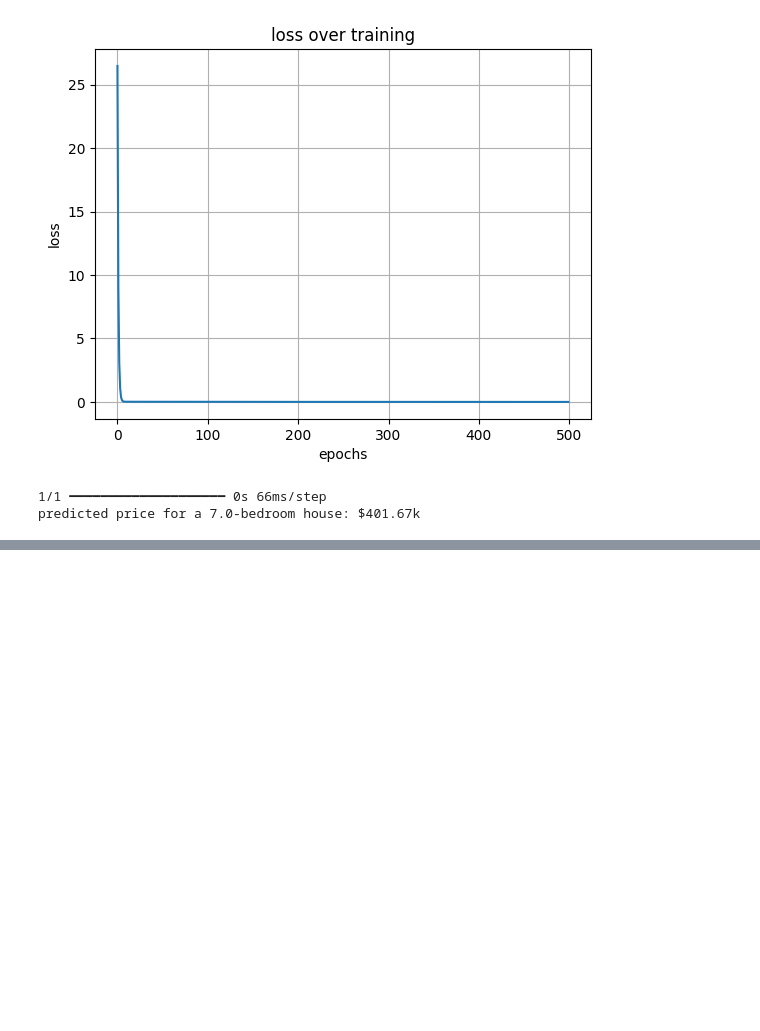
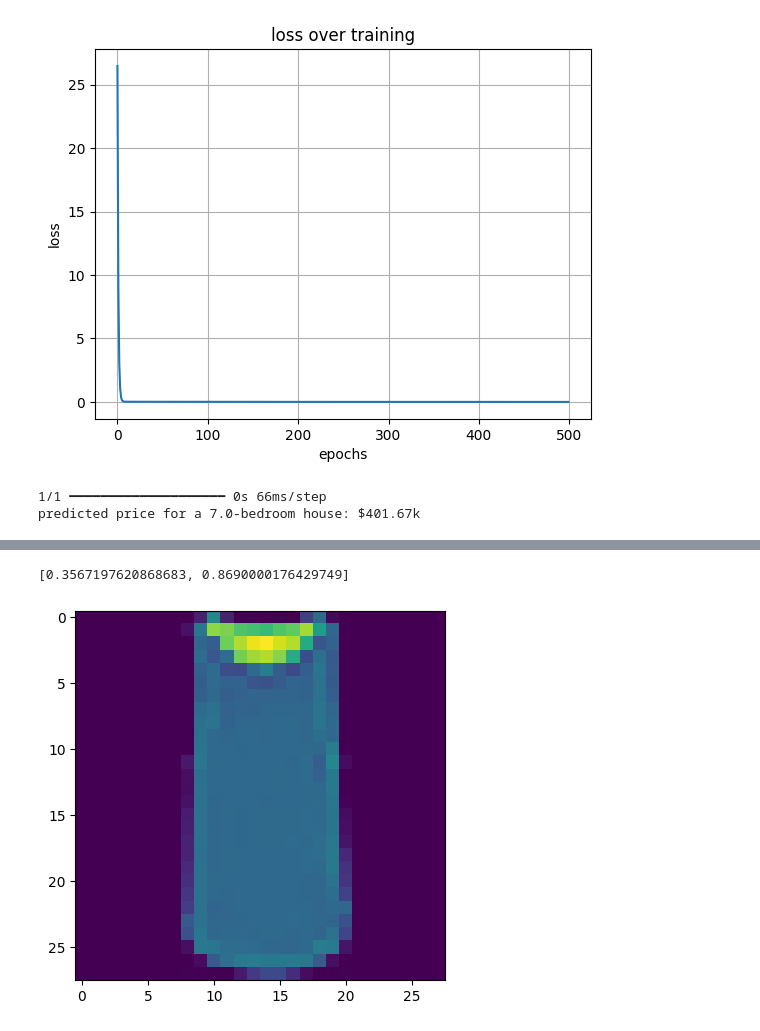
Before and after one commit to Kuldeep2003-exe/dreamLab, a Jupyter notebook: Copy_of_firstDay.ipynb, the cells around one changed output, grey strips where cells are left out. Drawn from its saved outputs; the diff is of its cells as text; code cells hidden in the pictures; blank space fills up the shorter version.

```diff
--- a/Copy_of_firstDay.ipynb
+++ b/Copy_of_firstDay.ipynb
@@ -125,0 +149,22 @@ predicted price for a 7.0-bedroom house: $401.67k
+# %%
+import tensorflow as tf
+print(tf.__version__)
+mnist = tf.keras.datasets.fashion_mnist
+(training_images, training_labels), (test_images, test_labels) = mnist.load_data()
+import matplotlib.pyplot as plt
+plt.imshow(training_images[2])
+print(training_labels[2])
+print(training_images[2])
+training_images  = training_images / 255.0
+test_images = test_images / 255.0
+model = tf.keras.models.Sequential([tf.keras.layers.Flatten(),
+                                    tf.keras.layers.Dense(128, activation=tf.nn.relu),
+                                    tf.keras.layers.Dense(10, activation=tf.nn.softmax)])
+model.compile(optimizer = tf.keras.optimizers.Adam(),
+              loss = 'sparse_categorical_crossentropy',
+              metrics=['accuracy'])
+
+
+model.fit(training_images, training_labels, epochs=5)
+model.evaluate(test_images, test_labels)
+# %% [output]
@@ -125,0 +188,2 @@ predicted price for a 7.0-bedroom house: $401.67k
+[0.3567197620868683, 0.8690000176429749]
+[figure, added]
```
Also changed, not shown: parts of 5 cells of this notebook.
